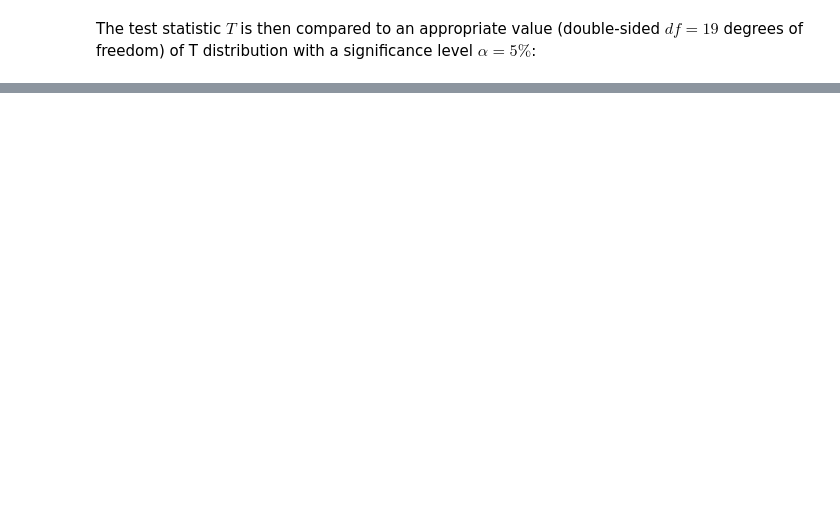
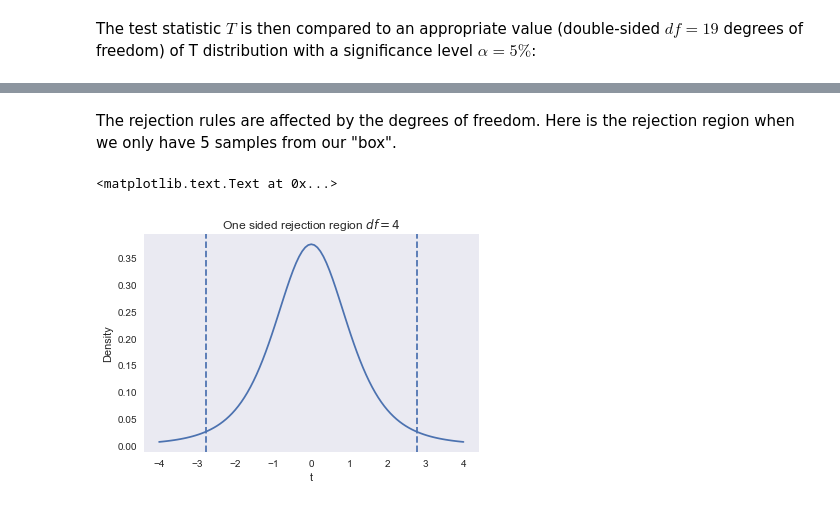
Before and after one commit to antshk/pyStanfordStats191, a Jupyter notebook: 1. Course introduction and review.ipynb, the cells around one changed output, grey strips where cells are left out. Cells and saved outputs as stored; diff of their text form; code cells hidden in the pictures; blank space fills up the shorter version.

```diff
--- a/1. Course introduction and review.ipynb
+++ b/1. Course introduction and review.ipynb
@@ -403,0 +479,19 @@ The test statistic $T$ is then compared to an appropriate value (double-sided $d
+# %% [markdown]
+The rejection rules are affected by the degrees of freedom. Here is the rejection region when we only have 5 samples from our "box".
+# %%
+x=np.linspace(-4,4,101)
+
+df=4
+y=sp.stats.t.pdf(x,df=df)
+
+plt.plot(x,y)
+plt.axvline(sp.stats.t.ppf(0.975,df=df),linestyle='--')
+plt.axvline(sp.stats.t.ppf(0.025,df=df),linestyle='--')
+
+ax=plt.gca()
+ax.set_ylabel('Density')
+ax.set_xlabel('t')
+ax.set_title(f'One sided rejection region $df={df}$')
+# %% [output]
+<matplotlib.text.Text at 0x...>
+[figure, added]
```
Also changed, not shown: parts of 51 cells of this notebook.
